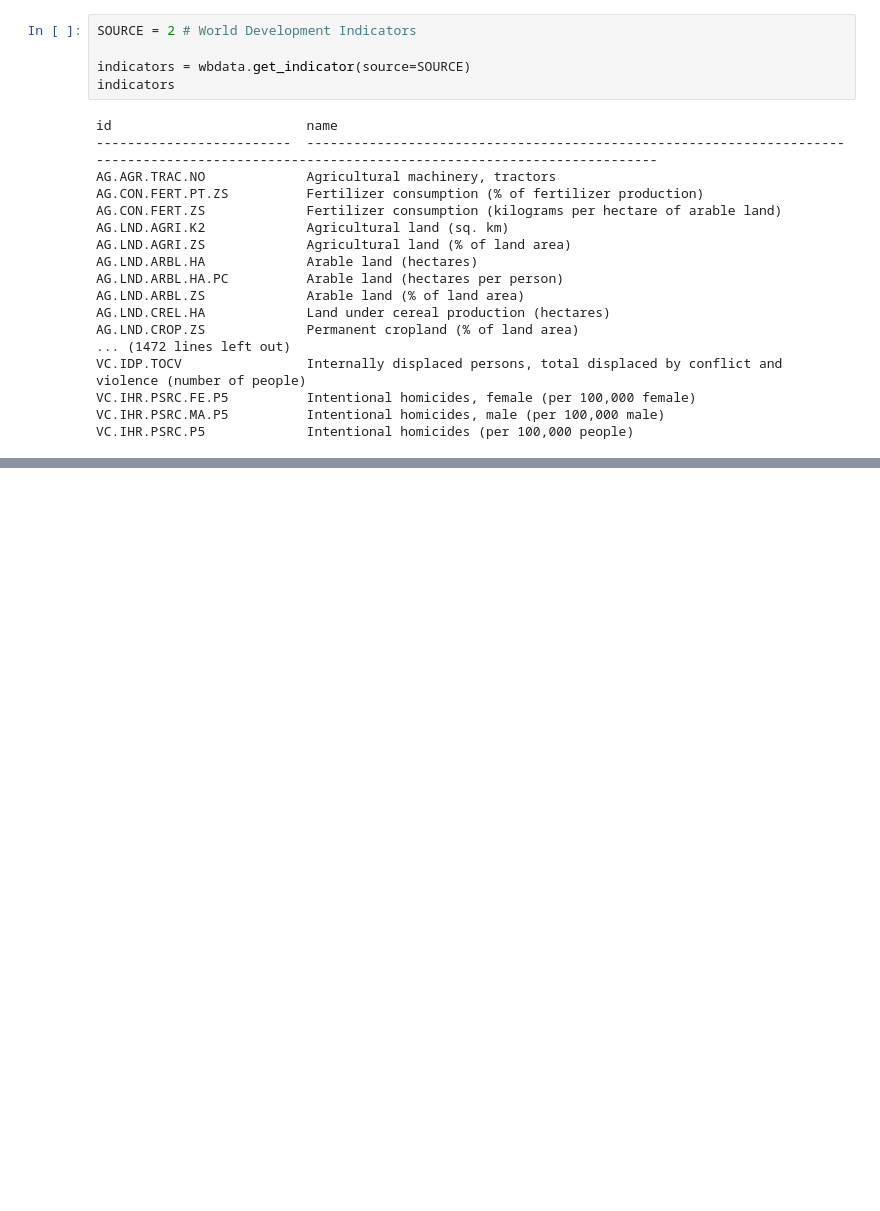
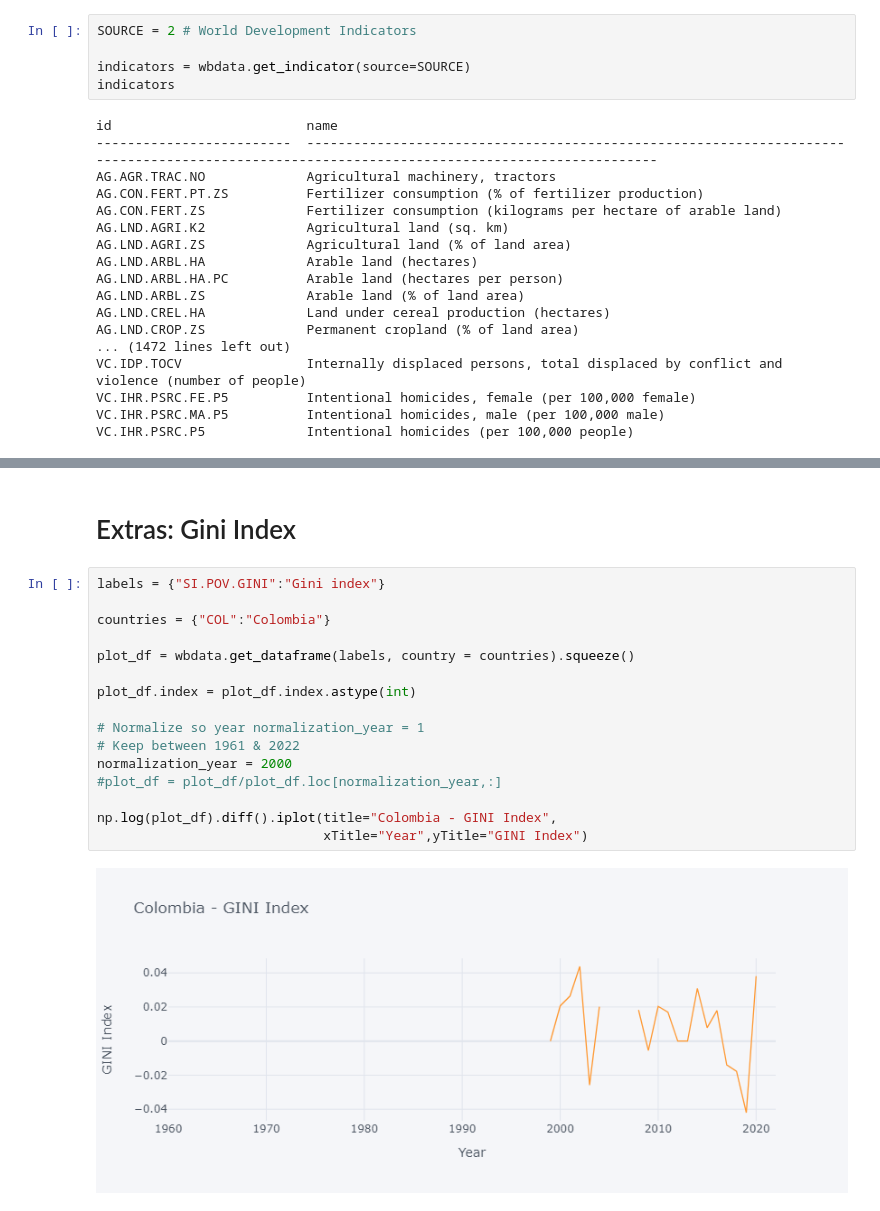
Before and after one commit to jgte29/team-dorothy-thomas-proj01, a Jupyter notebook: deliverables/population_analysis.ipynb, the cells around one changed output, grey strips where cells are left out. Drawn from its saved outputs; the diff is of its cells as text; blank space fills up the shorter version.

Commit message:
Addedd a graph

```diff
--- a/deliverables/population_analysis.ipynb
+++ b/deliverables/population_analysis.ipynb
@@ -729,0 +694,20 @@ np.log(plot_df).diff().iplot(title="Colombia - Development Index Growth Rates",
+# %% [markdown]
+# Extras: Gini Index
+# %%
+labels = {"SI.POV.GINI":"Gini index"}
+
+countries = {"COL":"Colombia"}
+
+plot_df = wbdata.get_dataframe(labels, country = countries).squeeze()
+
+plot_df.index = plot_df.index.astype(int)
+
+# Normalize so year normalization_year = 1
+# Keep between 1961 & 2022
+normalization_year = 2000
+#plot_df = plot_df/plot_df.loc[normalization_year,:]
+
+np.log(plot_df).diff().iplot(title="Colombia - GINI Index",
+                             xTitle="Year",yTitle="GINI Index")
+# %% [output]
+[figure, added]
```
Also changed, not shown: parts of 14 cells of this notebook.
